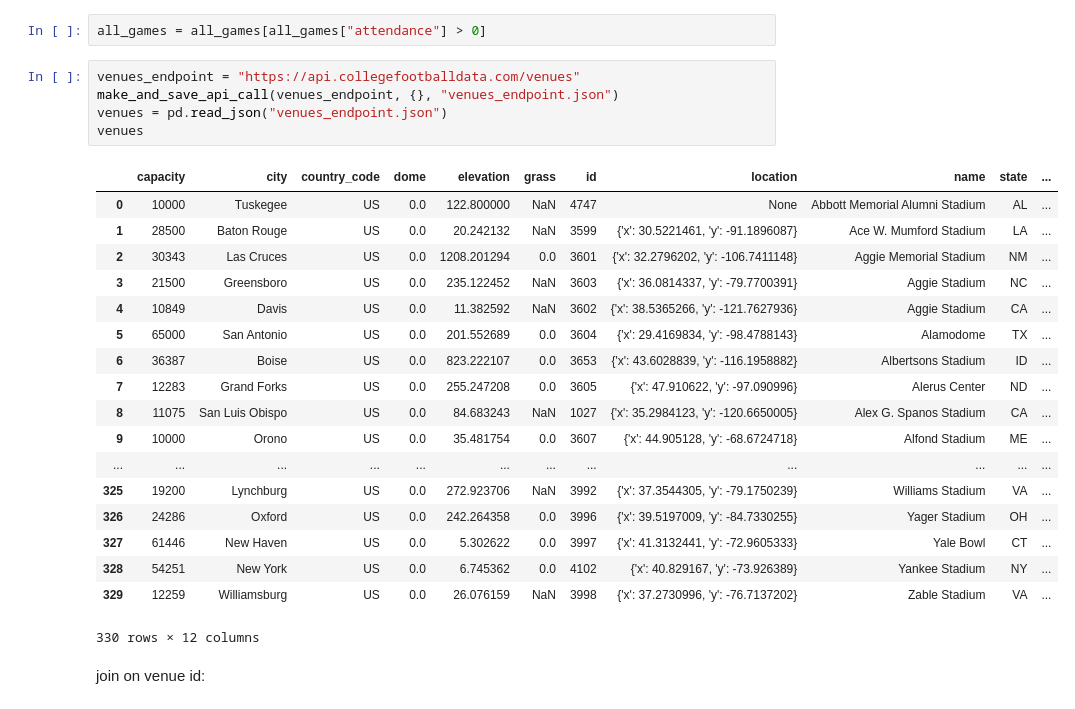
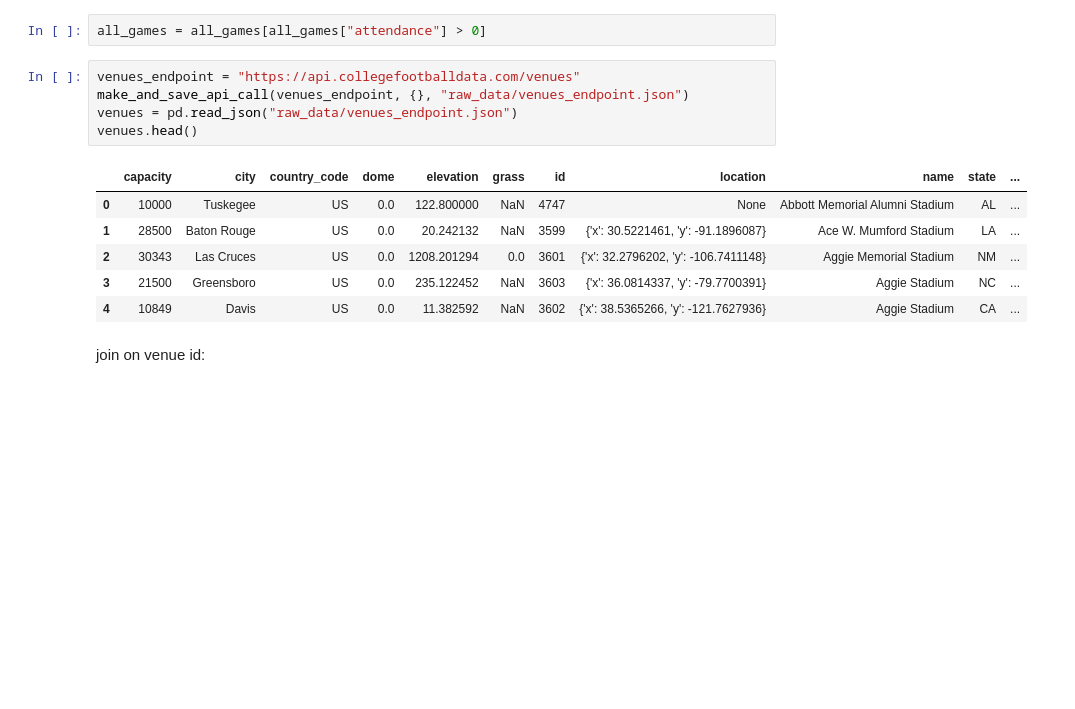
Before and after one commit to TaraWilson17/data512, a Jupyter notebook: final_project/data_collection.ipynb, the cells around one changed output. Cells and saved outputs as stored; diff of their text form; blank space fills up the shorter version.

```diff
--- a/final_project/data_collection.ipynb
+++ b/final_project/data_collection.ipynb
@@ -66,28 +47,16 @@ all_games[all_games["attendance"] == 0]
 all_games = all_games[all_games["attendance"] > 0]
 # %%
 venues_endpoint = "https://api.collegefootballdata.com/venues"
-make_and_save_api_call(venues_endpoint, {}, "venues_endpoint.json")
-venues = pd.read_json("venues_endpoint.json")
-venues
+make_and_save_api_call(venues_endpoint, {}, "raw_data/venues_endpoint.json")
+venues = pd.read_json("raw_data/venues_endpoint.json")
+venues.head()
 # %% [output]
 |  | capacity | city | country_code | dome | elevation | grass | id | location | name | state | ... |
 | 0 | 10000 | Tuskegee | US | 0.0 | 122.800000 | NaN | 4747 | None | Abbott Memorial Alumni Stadium | AL | ... |
 | 1 | 28500 | Baton Rouge | US | 0.0 | 20.242132 | NaN | 3599 | {'x': 30.5221461, 'y': -91.1896087} | Ace W. Mumford Stadium | LA | ... |
 | 2 | 30343 | Las Cruces | US | 0.0 | 1208.201294 | 0.0 | 3601 | {'x': 32.2796202, 'y': -106.7411148} | Aggie Memorial Stadium | NM | ... |
 | 3 | 21500 | Greensboro | US | 0.0 | 235.122452 | NaN | 3603 | {'x': 36.0814337, 'y': -79.7700391} | Aggie Stadium | NC | ... |
 | 4 | 10849 | Davis | US | 0.0 | 11.382592 | NaN | 3602 | {'x': 38.5365266, 'y': -121.7627936} | Aggie Stadium | CA | ... |
-| 5 | 65000 | San Antonio | US | 0.0 | 201.552689 | 0.0 | 3604 | {'x': 29.4169834, 'y': -98.4788143} | Alamodome | TX | ... |
-| 6 | 36387 | Boise | US | 0.0 | 823.222107 | 0.0 | 3653 | {'x': 43.6028839, 'y': -116.1958882} | Albertsons Stadium | ID | ... |
-| 7 | 12283 | Grand Forks | US | 0.0 | 255.247208 | 0.0 | 3605 | {'x': 47.910622, 'y': -97.090996} | Alerus Center | ND | ... |
-| 8 | 11075 | San Luis Obispo | US | 0.0 | 84.683243 | NaN | 1027 | {'x': 35.2984123, 'y': -120.6650005} | Alex G. Spanos Stadium | CA | ... |
-| 9 | 10000 | Orono | US | 0.0 | 35.481754 | 0.0 | 3607 | {'x': 44.905128, 'y': -68.6724718} | Alfond Stadium | ME | ... |
-| ... | ... | ... | ... | ... | ... | ... | ... | ... | ... | ... | ... |
-| 325 | 19200 | Lynchburg | US | 0.0 | 272.923706 | NaN | 3992 | {'x': 37.3544305, 'y': -79.1750239} | Williams Stadium | VA | ... |
-| 326 | 24286 | Oxford | US | 0.0 | 242.264358 | 0.0 | 3996 | {'x': 39.5197009, 'y': -84.7330255} | Yager Stadium | OH | ... |
-| 327 | 61446 | New Haven | US | 0.0 | 5.302622 | 0.0 | 3997 | {'x': 41.3132441, 'y': -72.9605333} | Yale Bowl | CT | ... |
-| 328 | 54251 | New York | US | 0.0 | 6.745362 | 0.0 | 4102 | {'x': 40.829167, 'y': -73.926389} | Yankee Stadium | NY | ... |
-| 329 | 12259 | Williamsburg | US | 0.0 | 26.076159 | NaN | 3998 | {'x': 37.2730996, 'y': -76.7137202} | Zable Stadium | VA | ... |
-330 rows × 12 columns
 # %% [markdown]
 join on venue id:
 # %%
```
Also changed, not shown: parts of 15 cells of this notebook.
